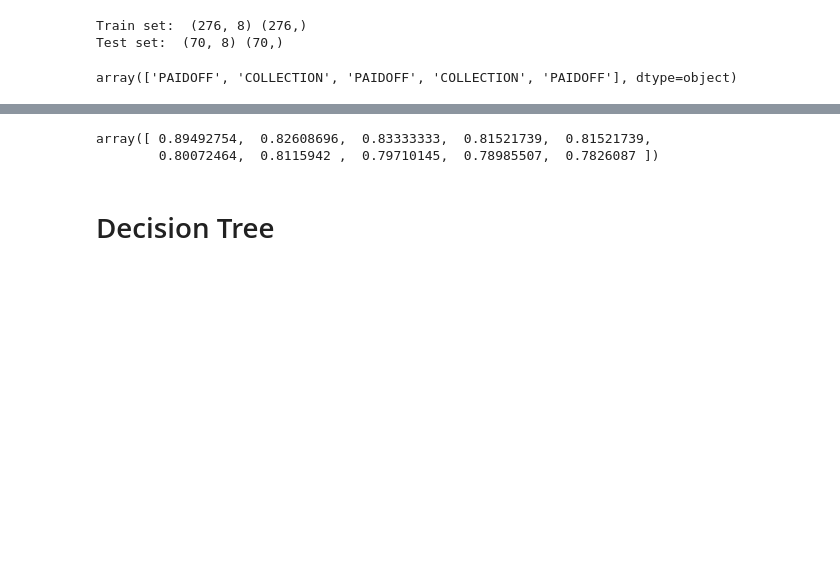
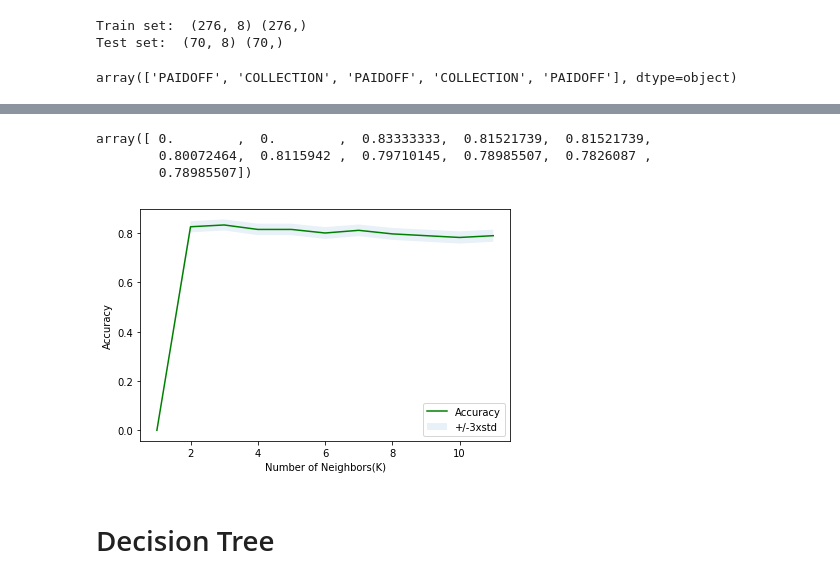
Before and after one commit to fabiochr/capstone-coursera-MLWP, a Jupyter notebook: MLWP.ipynb, the cells around one changed output, grey strips where cells are left out. Saved outputs shown, nothing was run; the diff lists cells and outputs as text; code cells hidden in the pictures; blank space fills up the shorter version.

```diff
--- a/MLWP.ipynb
+++ b/MLWP.ipynb
@@ -302,10 +302,10 @@ Train set accuracy for KNN:  0.815217391304
 # %%
 # finding the best k
-Ks=11
+Ks=12
 means_acc=np.zeros((Ks-1))
 std_acc =np.zeros((Ks-1))
 ConfusionMx=[]
-for n in range (1,Ks):
+for n in range (3,Ks):
     #train model and predict
     ngh = KNeighborsClassifier(n_neighbors=n).fit(X_train, y_train)
     yhat = ngh.predict(X_train)
@@ -313,8 +313,19 @@ for n in range (1,Ks):
     std_acc[n-1]=np.std(yhat==y_train)/np.sqrt(yhat.shape[0])
 means_acc
 # %% [output]
-array([ 0.89492754,  0.82608696,  0.83333333,  0.81521739,  0.81521739,
-        0.80072464,  0.8115942 ,  0.79710145,  0.78985507,  0.7826087 ])
+array([ 0.        ,  0.        ,  0.83333333,  0.81521739,  0.81521739,
+        0.80072464,  0.8115942 ,  0.79710145,  0.78985507,  0.7826087 ,
+        0.78985507])
+# %%
+plt.plot(range(1,Ks),means_acc,'g')
+plt.fill_between(range(1,Ks),means_acc-1*std_acc,means_acc+1*std_acc,alpha=0.10)
+plt.legend(('Accuracy','+/-3xstd'))
+plt.ylabel('Accuracy')
+plt.xlabel('Number of Neighbors(K)')
+plt.tight_layout()
+plt.show()
+# %% [output]
+[figure, added]
 # %% [markdown]
 # Decision Tree
 # %%
```
Also changed, not shown: parts of 1 cell of this notebook.
